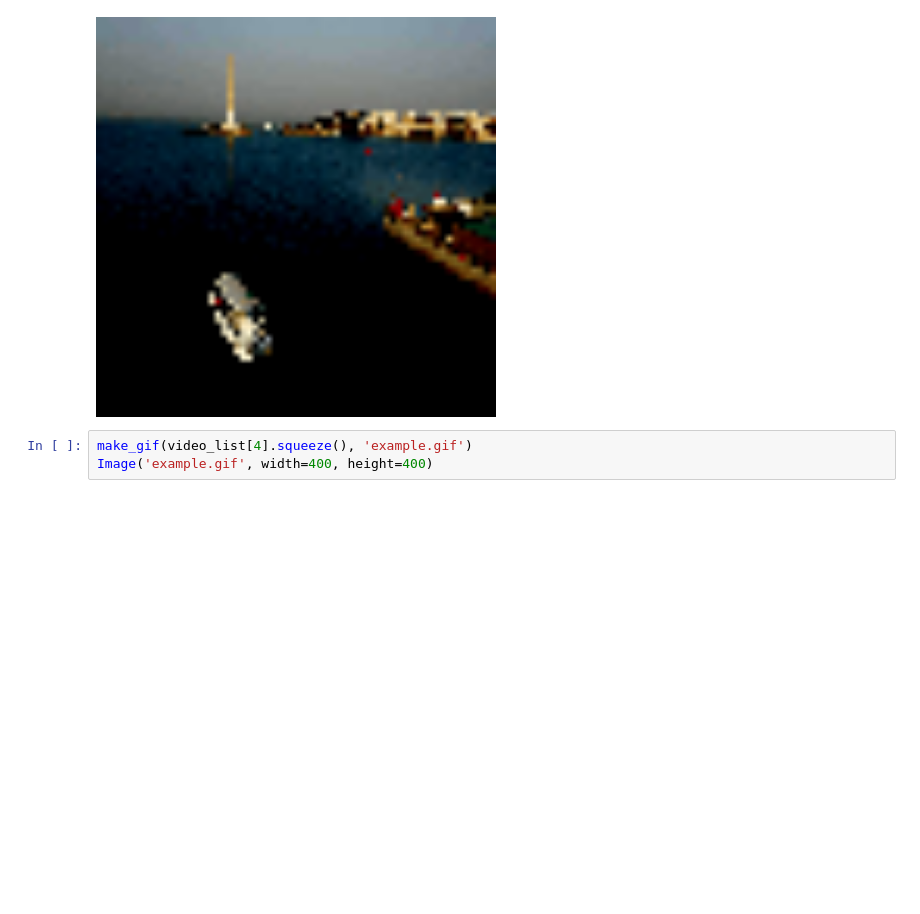
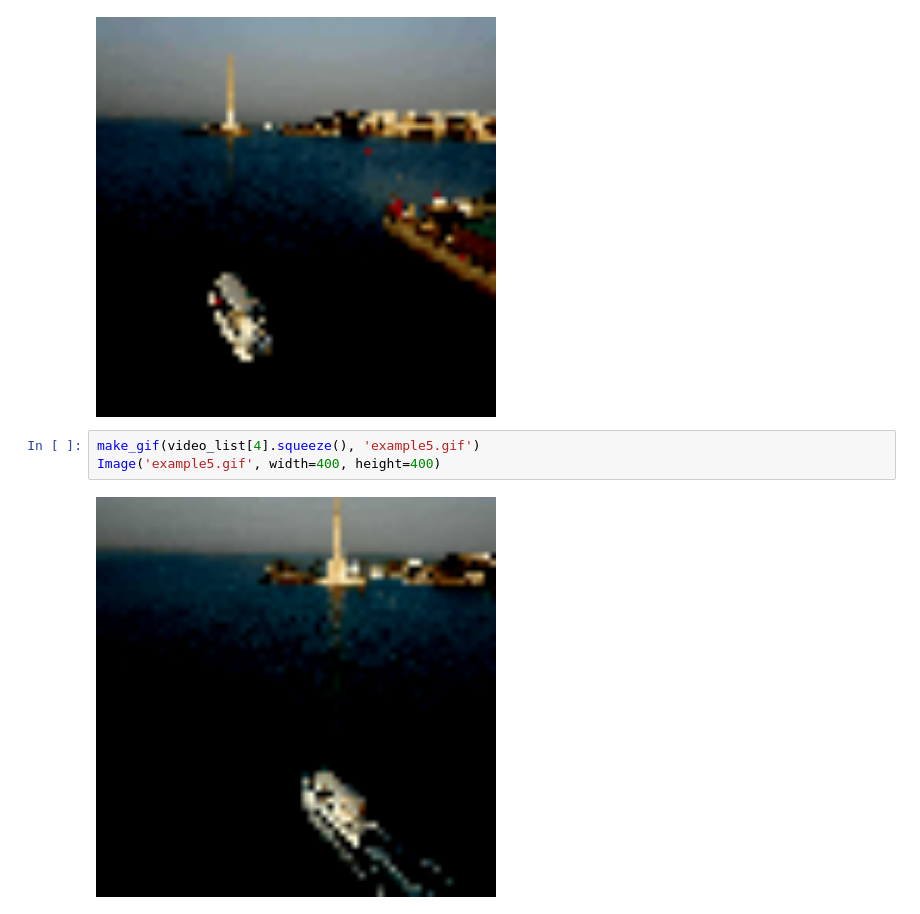
Before and after one commit to njesus15/gan_video, a Jupyter notebook: Dataset_example.ipynb, the cells around one changed output. Drawn from its saved outputs; the diff is of its cells as text; blank space fills up the shorter version.

Commit message:
dataset example

```diff
--- a/Dataset_example.ipynb
+++ b/Dataset_example.ipynb
@@ -228,5 +228,7 @@ Image('example4.gif', width=400, height=400)
 # %% [output]
 [figure]
 # %%
-make_gif(video_list[4].squeeze(), 'example.gif')
-Image('example.gif', width=400, height=400)
+make_gif(video_list[4].squeeze(), 'example5.gif')
+Image('example5.gif', width=400, height=400)
+# %% [output]
+[figure, added]
```
